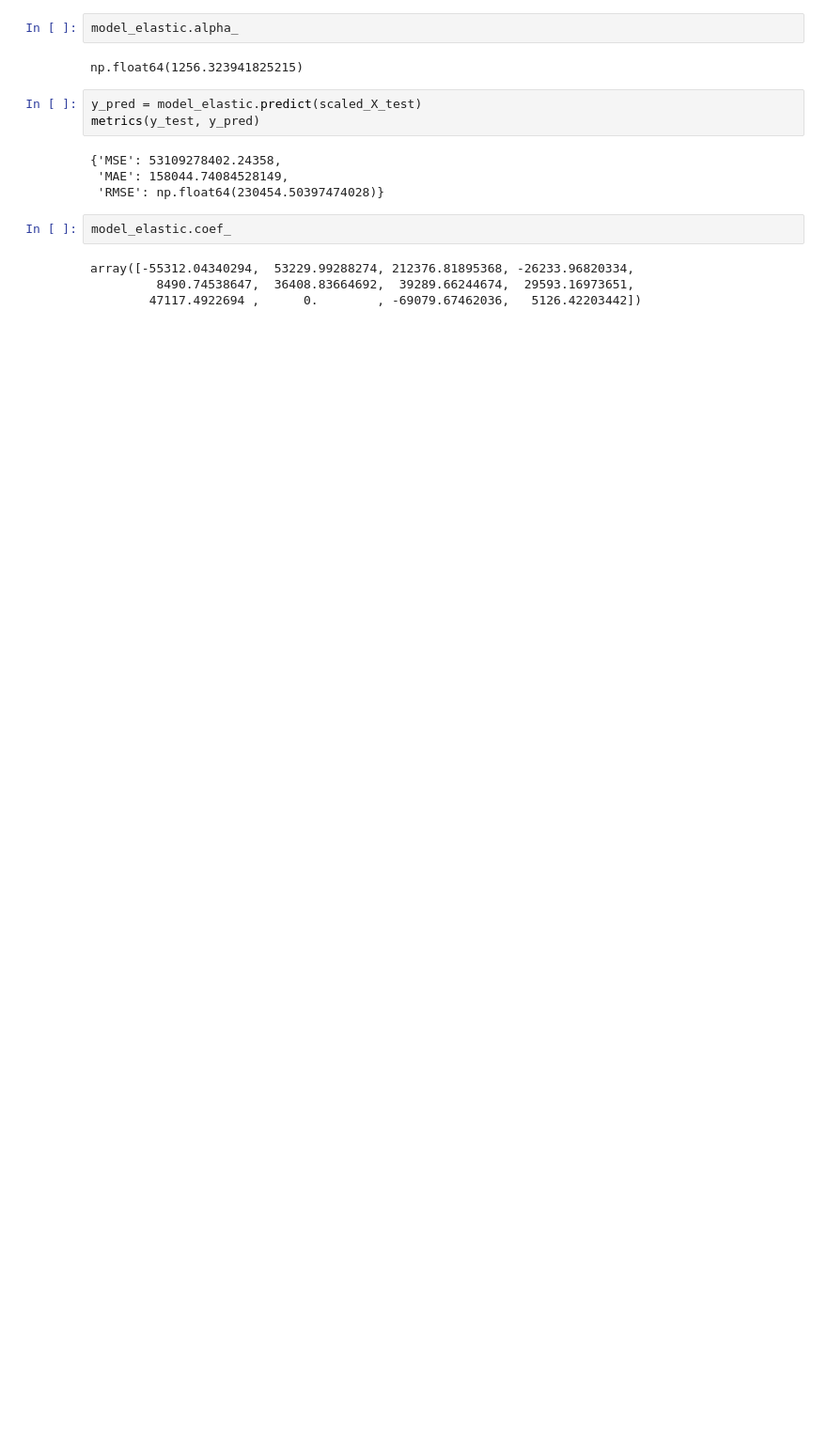
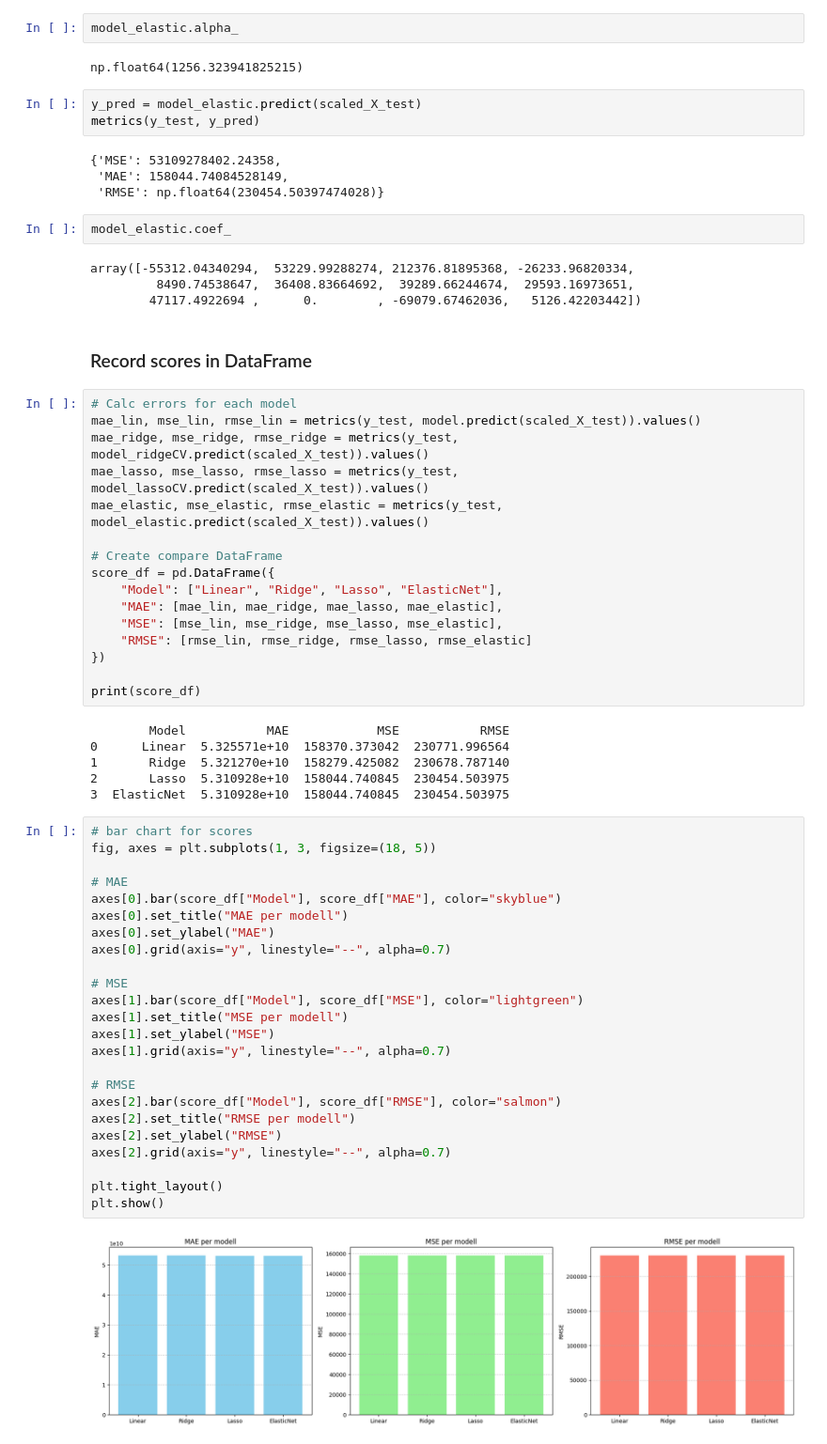
Before and after one commit to StefanLundberg77/ai_engineering_stefan_lundberg, a Jupyter notebook: exercises/exercise_1/2_house_prices.ipynb, the cells around one changed output. Shown at 94% size. Cells and saved outputs as stored; diff of their text form; blank space fills up the shorter version.

```diff
--- a/exercises/exercise_1/2_house_prices.ipynb
+++ b/exercises/exercise_1/2_house_prices.ipynb
@@ -338,3 +373,53 @@ model_elastic.coef_
 array([-55312.04340294,  53229.99288274, 212376.81895368, -26233.96820334,
          8490.74538647,  36408.83664692,  39289.66244674,  29593.16973651,
         47117.4922694 ,      0.        , -69079.67462036,   5126.42203442])
+# %% [markdown]
+### Record scores in DataFrame
+# %%
+# Calc errors for each model
+mae_lin, mse_lin, rmse_lin = metrics(y_test, model.predict(scaled_X_test)).values()
+mae_ridge, mse_ridge, rmse_ridge = metrics(y_test, model_ridgeCV.predict(scaled_X_test)).values()
+mae_lasso, mse_lasso, rmse_lasso = metrics(y_test, model_lassoCV.predict(scaled_X_test)).values()
+mae_elastic, mse_elastic, rmse_elastic = metrics(y_test, model_elastic.predict(scaled_X_test)).values()
+
+# Create compare DataFrame
+score_df = pd.DataFrame({
+    "Model": ["Linear", "Ridge", "Lasso", "ElasticNet"],
+    "MAE": [mae_lin, mae_ridge, mae_lasso, mae_elastic],
+    "MSE": [mse_lin, mse_ridge, mse_lasso, mse_elastic],
+    "RMSE": [rmse_lin, rmse_ridge, rmse_lasso, rmse_elastic]
+})
+
+print(score_df)
+# %% [output]
+        Model           MAE            MSE           RMSE
+0      Linear  5.325571e+10  158370.373042  230771.996564
+1       Ridge  5.321270e+10  158279.425082  230678.787140
+2       Lasso  5.310928e+10  158044.740845  230454.503975
+3  ElasticNet  5.310928e+10  158044.740845  230454.503975
+# %%
+# bar chart for scores
+fig, axes = plt.subplots(1, 3, figsize=(18, 5))
+
+# MAE
+axes[0].bar(score_df["Model"], score_df["MAE"], color="skyblue")
+axes[0].set_title("MAE per modell")
+axes[0].set_ylabel("MAE")
+axes[0].grid(axis="y", linestyle="--", alpha=0.7)
+
+# MSE
+axes[1].bar(score_df["Model"], score_df["MSE"], color="lightgreen")
+axes[1].set_title("MSE per modell")
+axes[1].set_ylabel("MSE")
+axes[1].grid(axis="y", linestyle="--", alpha=0.7)
+
+# RMSE
+axes[2].bar(score_df["Model"], score_df["RMSE"], color="salmon")
+axes[2].set_title("RMSE per modell")
+axes[2].set_ylabel("RMSE")
+axes[2].grid(axis="y", linestyle="--", alpha=0.7)
+
+plt.tight_layout()
+plt.show()
+# %% [output]
+[figure, added]
```
Also changed, not shown: parts of 10 cells of this notebook, 1 other file.
